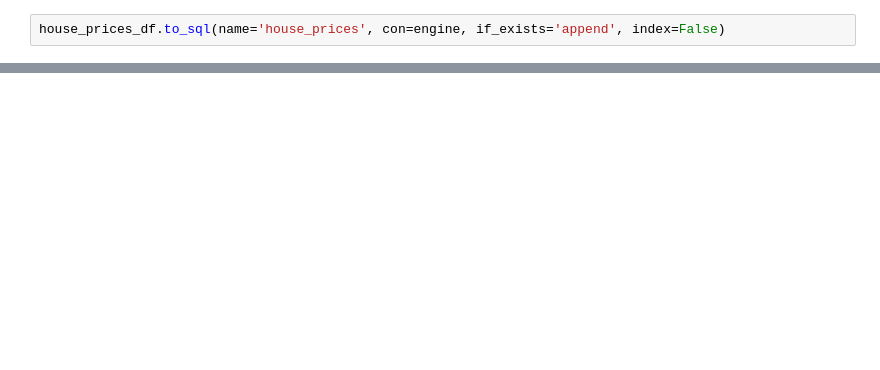
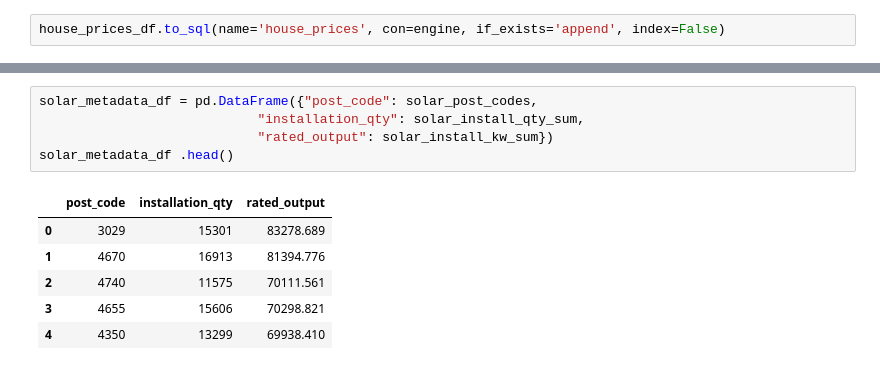
Before and after one commit to dalemunroe/Project-2, a Jupyter notebook: Untitled.ipynb, the cells around one changed output, grey strips where cells are left out. Drawn from its saved outputs; the diff is of its cells as text; blank space fills up the shorter version.

```diff
--- a/Untitled.ipynb
+++ b/Untitled.ipynb
@@ -78,0 +135,12 @@ Name: date_sold, Length: 33656, dtype: object
+# %%
+solar_metadata_df = pd.DataFrame({"post_code": solar_post_codes,
+                            "installation_qty": solar_install_qty_sum,
+                            "rated_output": solar_install_kw_sum})
+solar_metadata_df .head()
+# %% [output]
+|  | post_code | installation_qty | rated_output |
+| 0 | 3029 | 15301 | 83278.689 |
+| 1 | 4670 | 16913 | 81394.776 |
+| 2 | 4740 | 11575 | 70111.561 |
+| 3 | 4655 | 15606 | 70298.821 |
+| 4 | 4350 | 13299 | 69938.410 |
```
Also changed, not shown: parts of 12 cells of this notebook.
